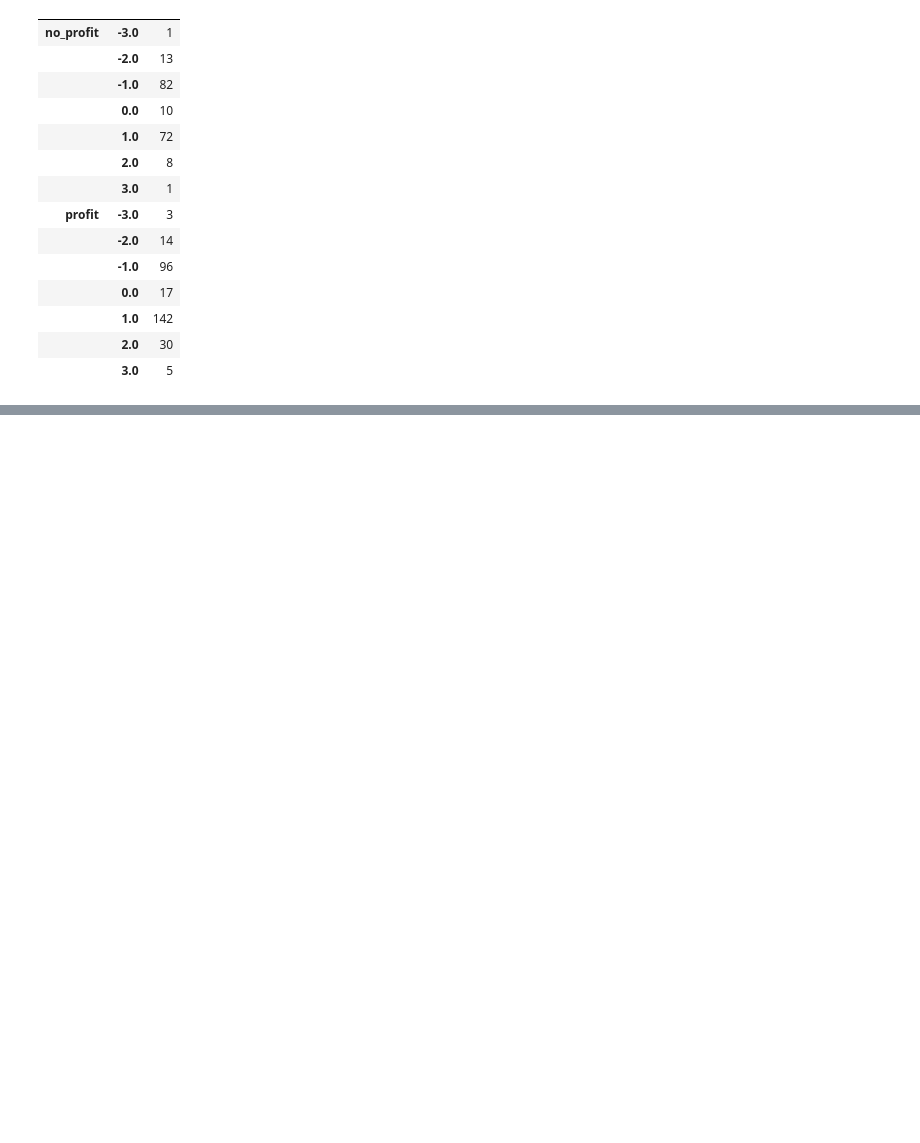
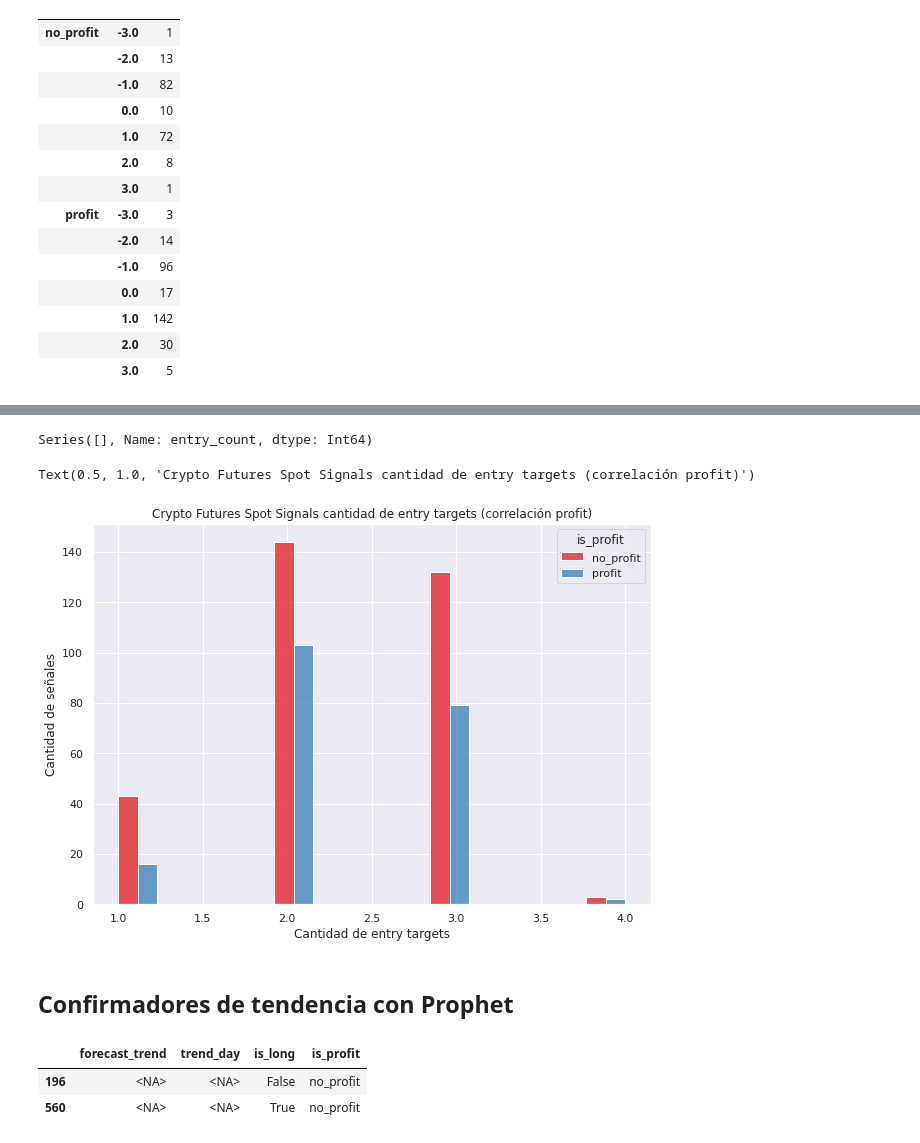
Before and after one commit to joankenobi/analisis_de_datos_copy_trading, a Jupyter notebook: Proyecto/notebooks/Exploracion_de_los_datos_pasantias.ipynb, the cells around one changed output, grey strips where cells are left out. Drawn from its saved outputs; the diff is of its cells as text; code cells hidden in the pictures; blank space fills up the shorter version.

```diff
--- a/Proyecto/notebooks/Exploracion_de_los_datos_pasantias.ipynb
+++ b/Proyecto/notebooks/Exploracion_de_los_datos_pasantias.ipynb
@@ -1015,0 +1171,31 @@ df_multi_tas[["is_profit","sum","_id"]].groupby(["is_profit","sum"]).count()
+# %%
+df_count_correlation[mask_channel].loc[:,"entry_count"].value_counts()
+# %% [output]
+Series([], Name: entry_count, dtype: Int64)
+# %%
+# number="all"
+number=0
+evaluate="entry"
+# channel="All channels"
+channel=channels[number]
+sns.set(rc={'figure.figsize':(10,7)},font_scale=1)
+mask_channel=df_count_correlation["channel"]==channel
+
+sns.histplot(data=df_count_correlation[mask_channel].sort_values(f"{evaluate}_count").iloc[:],palette="Set1", discrete=False,x=f"{evaluate}_count",hue="is_profit", multiple="dodge")
+# sns.histplot(data=df_count_correlation.sort_values(f"{evaluate}_count").iloc[:],palette="Set1",discrete=True,x=f"{evaluate}_count",hue="is_profit", multiple="dodge")
+
+plt.xlabel(f"Cantidad de {evaluate} targets")
+plt.ylabel(f"Cantidad de señales")
+plt.title(f"{channel} cantidad de {evaluate} targets (correlación profit)")
+# plt.savefig(f"cantidad de {evaluate} targets correlacion channel {number}.png")
+# %% [output]
+Text(0.5, 1.0, 'Crypto Futures Spot Signals cantidad de entry targets (correlación profit)')
+[figure, added]
+# %% [markdown]
+## Confirmadores de tendencia con Prophet
+# %%
+df_count_correlation[['forecast_trend','trend_day',"is_long","is_profit"]].sample(2)
+# %% [output]
+|  | forecast_trend | trend_day | is_long | is_profit |
+| 196 | <NA> | <NA> | False | no_profit |
+| 560 | <NA> | <NA> | True | no_profit |
```
Also changed, not shown: parts of 50 cells of this notebook.
